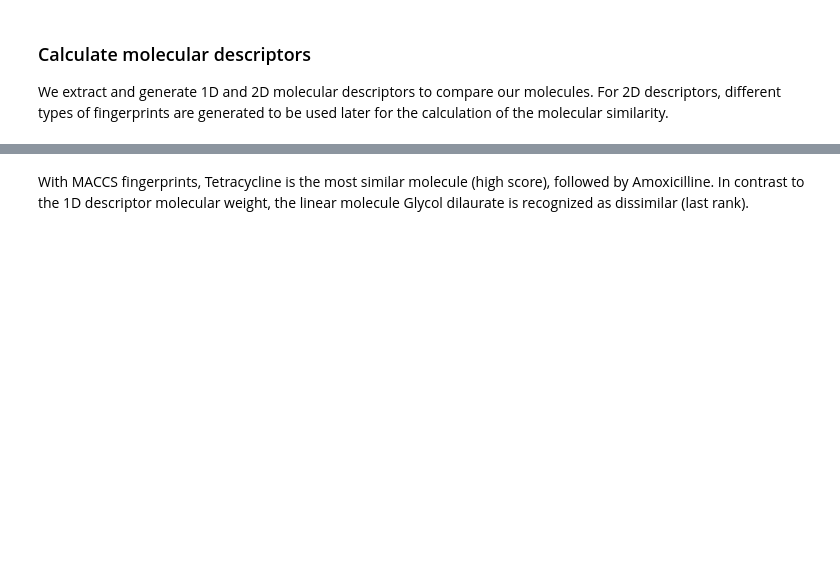
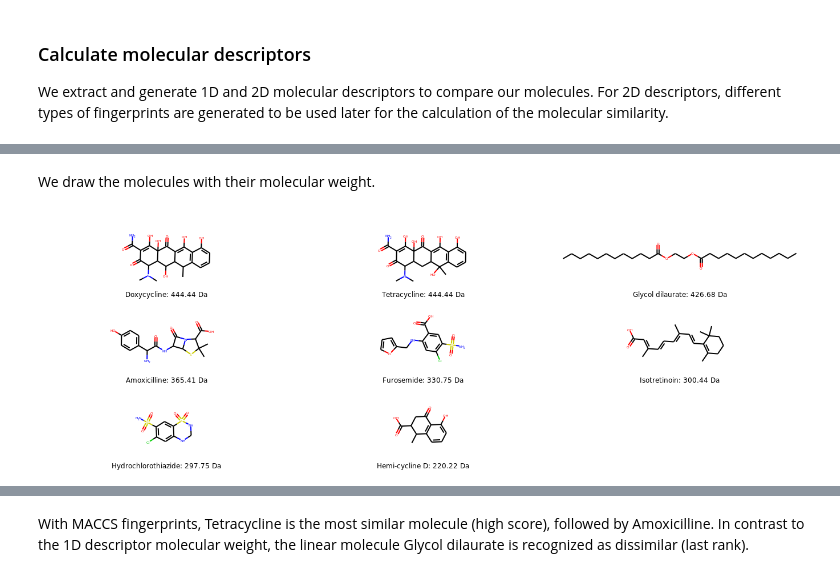
Before and after one commit to ICOA-SBC/GSON-cheminformatics, a Jupyter notebook: cours_3/T4_mol_similarity.ipynb, the cells around one changed output, grey strips where cells are left out. Drawn from its saved outputs; the diff is of its cells as text; code cells hidden in the pictures; blank space fills up the shorter version.

```diff
--- a/cours_3/T4_mol_similarity.ipynb
+++ b/cours_3/T4_mol_similarity.ipynb
@@ -411,0 +268,6 @@ draw_ranked_molecules(sim_df_sorted_t_ma, "tanimoto_MACCS")
+# %%
+# Note -- we use pandas apply function to apply the MolWt function
+# to all ROMol objects in the DataFrame
+molecules["molecule_weight"] = molecules.ROMol.apply(Descriptors.MolWt)
+# Sort molecules by molecular weight
+molecules.sort_values(["molecule_weight"], ascending=False, inplace=True)
@@ -411,0 +290,14 @@ draw_ranked_molecules(sim_df_sorted_t_ma, "tanimoto_MACCS")
+# %% [markdown]
+We draw the molecules with their molecular weight.
+# %%
+Draw.MolsToGridImage(
+    molecules["ROMol"],
+    legends=[
+        f"{molecule['name']}: {molecule['molecule_weight']:.2f} Da"
+        for index, molecule in molecules.iterrows()
+    ],
+    subImgSize=(450, 150),
+    molsPerRow=3,
+)
+# %% [output]
+[figure, added]
```
Also changed, not shown: parts of 211 cells of this notebook, 6 other files.
